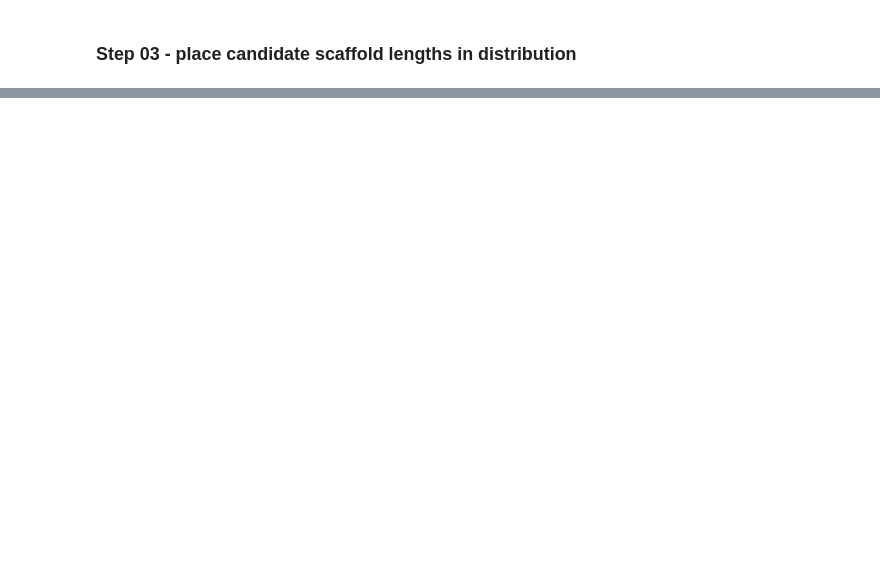
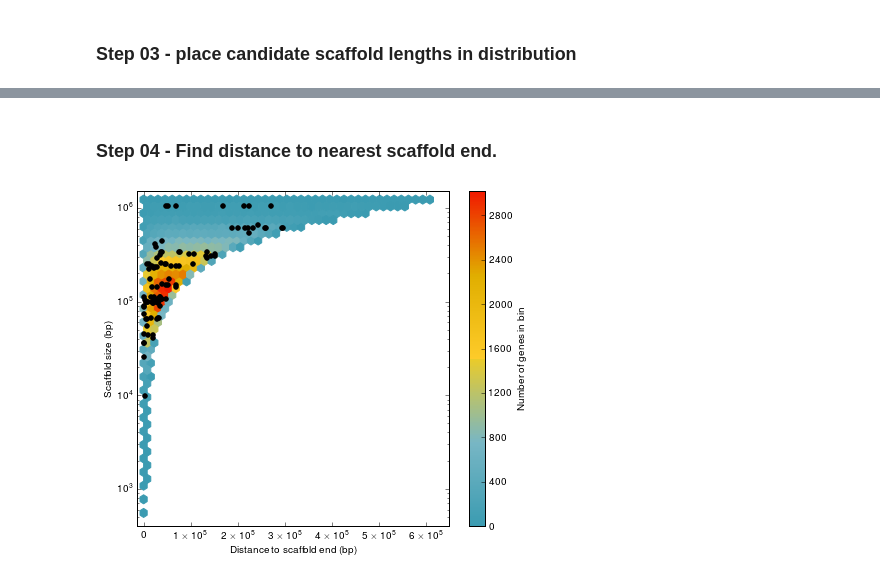
Before and after one commit to PlummerLab/2015-08-18-AvrRvi5_genomic_context, a Jupyter notebook: scaf_stats.ipynb, the cells around one changed output, grey strips where cells are left out. Cells and saved outputs as stored; diff of their text form; code cells hidden in the pictures; blank space fills up the shorter version.

```diff
--- a/scaf_stats.ipynb
+++ b/scaf_stats.ipynb
@@ -486,0 +330,2 @@ for candidate, isolates in positions.items():
+# %% [markdown]
+### Step 04 - Find distance to nearest scaffold end.
@@ -486,0 +419,46 @@ for candidate, isolates in positions.items():
+# %%
+all_scaffold_lengths = pd.read_table(pjoin(STEPS[4], 'all_scaffold_lengths.csv'))
+
+candidate_scaffold_lengths = pd.read_table(pjoin(STEPS[4], 'candidate_scaffold_lengths.csv'))
+
+fig, ax = plt.subplots()
+hexbin = ax.hexbin(
+    x=all_scaffold_lengths['distance'].values,
+    y=all_scaffold_lengths['length'].values,
+    cmap=zissou,
+    yscale='log',
+    gridsize=40,
+    )
+cbar = plt.colorbar(hexbin, ax=ax)
+cbar.set_label('Number of genes in bin')
+if len(hexbin._offsets) == 1:
+    mask = list()
+    for i, path in enumerate(hexbin._paths):
+        if (path._vertices[0][0] / path._vertices[0][1] > 0.5) & \
+                (hexbin._A[i] == 0.):
+            mask.append(True)
+        else:
+            mask.append(False)
+    mask = np.array(mask)
+else:
+    mask = (hexbin._offsets[:, 0] / hexbin._offsets[:, 1] >= 1/2) & \
+                (hexbin._A == 0.)
+hexbin._A = np.ma.masked_where(mask, hexbin._A)
+
+scatter = ax.scatter(
+    x=candidate_scaffold_lengths['distance'].values,
+    y=candidate_scaffold_lengths['length'].values,
+    color='#000000',
+    )
+ax.set_xlim(-15000, 6.5e+5)
+xticklabels = ax.set_xticklabels([0, 0] + [r'${} \times 10^{{5}}$'.format(i) for i in range(1, 7)])
+#ax.autoscale()
+ax.set_ylim(400, 1.5 * 10**6)
+ax.set_ylabel('Scaffold size (bp)')
+ax.set_xlabel('Distance to scaffold end (bp)')
+fig.set_size_inches(7, 6)
+fig.savefig(pjoin(STEPS[4], "scaf_dist_all.png"), dpi=300)
+fig.savefig(pjoin(STEPS[4], "scaf_dist_all.pdf"))
+fig.savefig(pjoin(STEPS[4], "scaf_dist_all.svg"))
+# %% [output]
+[figure, added]
```
Also changed, not shown: parts of 34 cells of this notebook, 4 other files.
